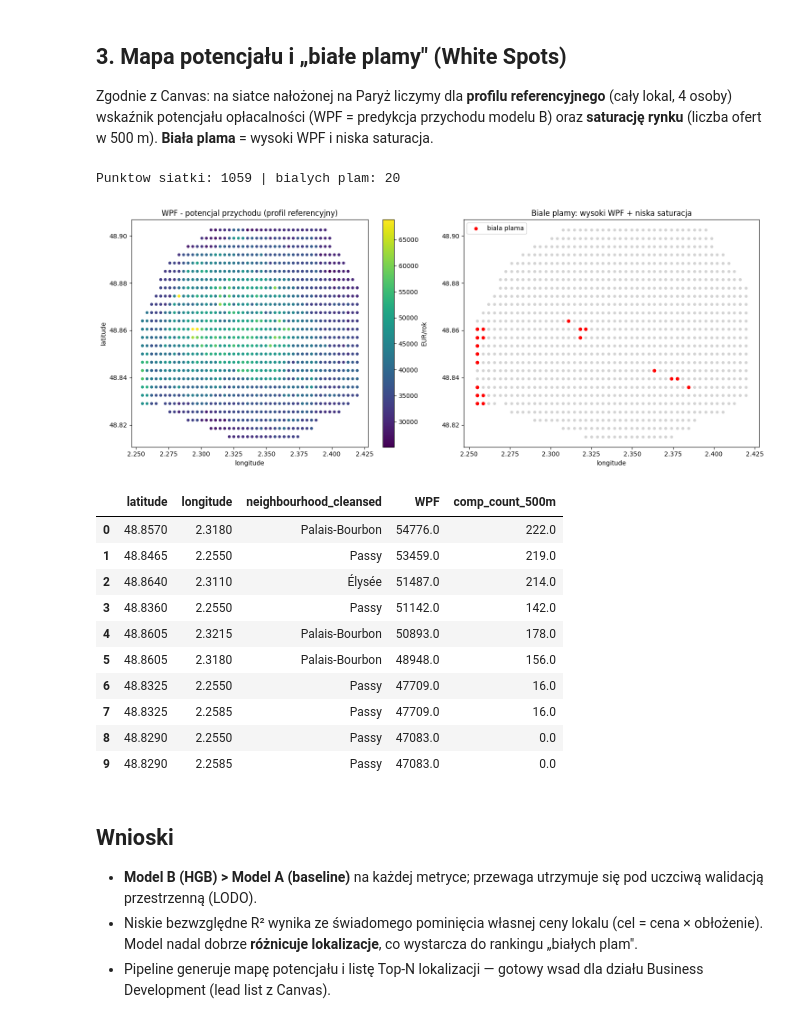
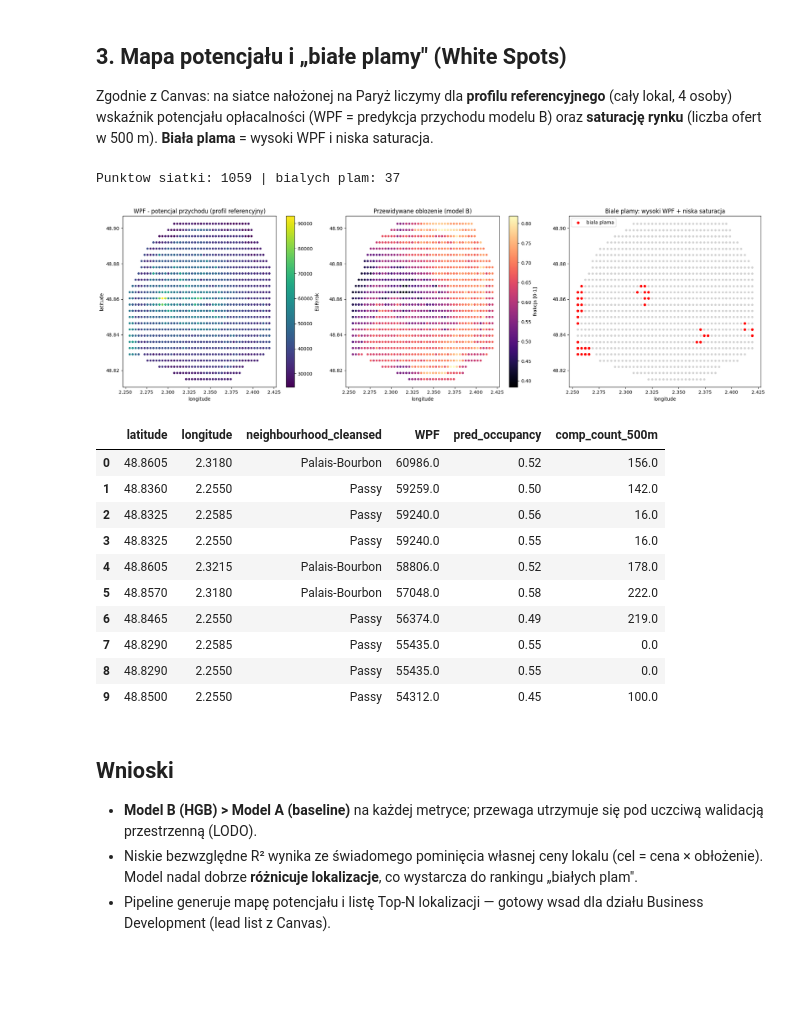
Before and after one commit to The-Szponters/Nocarz-Location-Intelligence, a Jupyter notebook: notebooks/02_modeling.ipynb, the cells around one changed output. Saved outputs shown, nothing was run; the diff lists cells and outputs as text; code cells hidden in the pictures; blank space fills up the shorter version.

```diff
--- a/notebooks/02_modeling.ipynb
+++ b/notebooks/02_modeling.ipynb
@@ -54,11 +63,11 @@ from sklearn.inspection import permutation_importance
 df = pd.read_csv(PROCESSED_DIR / 'model_table.csv')
 df = df[df[TARGET] <= df[TARGET].quantile(0.99)]
 samp = df.sample(4000, random_state=0)
-model_b = joblib.load(MODELS_DIR / 'model_b_hgb.joblib')
+model_b = joblib.load(MODELS_DIR / 'model_b_revenue.joblib')
 imp = permutation_importance(model_b, samp[ALL_FEATURES], samp[TARGET], n_repeats=4, random_state=0, scoring='r2')
 order = np.argsort(imp.importances_mean)
-fig, ax = plt.subplots(figsize=(8, 5))
+fig, ax = plt.subplots(figsize=(8, 6))
 ax.barh(np.array(ALL_FEATURES)[order], imp.importances_mean[order])
-ax.set(title='Permutation importance (spadek R2) - model B', xlabel='waznosc')
+ax.set(title='Permutation importance (spadek R2) - model B (przychod)', xlabel='waznosc')
 fig.tight_layout(); fig.savefig(FIG / 'model_b_importance.png', dpi=110); plt.show()
 # %% [output]
@@ -68,6 +77,7 @@ fig.tight_layout(); fig.savefig(FIG / 'model_b_importance.png', dpi=110); plt.sh
 Zgodnie z Canvas: na siatce nałożonej na Paryż liczymy dla **profilu referencyjnego** (cały lokal, 4 osoby) wskaźnik potencjału opłacalności (WPF = predykcja przychodu modelu B) oraz **saturację rynku** (liczba ofert w 500 m). **Biała plama** = wysoki WPF i niska saturacja.
 # %%
 fb = FeatureBuilder.from_listings_csv()
+model_b_occ = joblib.load(MODELS_DIR / 'model_b_occupancy.joblib')
 lats = np.arange(48.815, 48.905, 0.0035); lons = np.arange(2.255, 2.420, 0.0035)
 glon, glat = np.meshgrid(lons, lats)
 glat = glat.ravel(); glon = glon.ravel()
@@ -75,48 +85,58 @@ xy = fb._project(glat, glon)
 comp = {n: fb.tree.query_ball_point(xy, r, return_length=True).astype(float) for n, r in RADII_M.items()}
 _, idx = fb.tree.query(xy, k=1)
 districts = fb.ref['neighbourhood_cleansed'].to_numpy()[idx]
-g = pd.DataFrame({'latitude': glat, 'longitude': glon, 'accommodates': 4, 'amenities_count': 25, 'bathrooms': float(fb.global_median_bathrooms), 'premium_amenities_count': 3,
+dist = compute_distance_features(glat, glon)
+g = pd.DataFrame({'latitude': glat, 'longitude': glon, 'accommodates': 4, 'amenities_count': 25,
+                  'bathrooms': float(fb.global_median_bathrooms), 'premium_amenities_count': 3,
+                  'dist_center_km': dist['dist_center_km'],
+                  'dist_nearest_landmark_km': dist['dist_nearest_landmark_km'],
                   'neighbourhood_cleansed': districts, 'property_type': 'Entire rental unit',
                   'room_type': 'Entire home/apt'})
 for n in comp: g[n] = comp[n]
 g['district_median_price'] = g['neighbourhood_cleansed'].map(fb.district_median_price)
+g['district_price_volatility'] = (g['neighbourhood_cleansed'].map(fb.district_price_volatility)
+                                  .fillna(fb.global_price_volatility))
 g['district_mean_review_location'] = g['neighbourhood_cleansed'].map(fb.district_mean_review_location)
 g['WPF'] = np.clip(model_b.predict(g[ALL_FEATURES]), 0, None)
+g['pred_occupancy'] = np.clip(model_b_occ.predict(g[ALL_FEATURES]), 0, 1)
 g = g[g['comp_count_1000m'] > 30]  # tylko obszar pokryty rynkiem (miasto)
 wpf_thr = g['WPF'].quantile(0.70); sat_thr = g['comp_count_500m'].quantile(0.30)
 g['white_spot'] = (g['WPF'] >= wpf_thr) & (g['comp_count_500m'] <= sat_thr)
 print(f'Punktow siatki: {len(g)} | bialych plam: {int(g.white_spot.sum())}')
 # %% [output]
-Punktow siatki: 1059 | bialych plam: 20
+Punktow siatki: 1059 | bialych plam: 37
 # %%
-fig, ax = plt.subplots(1, 2, figsize=(15, 6))
+fig, ax = plt.subplots(1, 3, figsize=(20, 6))
 sc = ax[0].scatter(g['longitude'], g['latitude'], c=g['WPF'], cmap='viridis', s=14)
 ax[0].set(title='WPF - potencjal przychodu (profil referencyjny)', xlabel='longitude', ylabel='latitude')
 fig.colorbar(sc, ax=ax[0], label='EUR/rok')
-ax[1].scatter(g['longitude'], g['latitude'], c='lightgray', s=14)
+so = ax[1].scatter(g['longitude'], g['latitude'], c=g['pred_occupancy'], cmap='magma', s=14)
+ax[1].set(title='Przewidywane oblozenie (model B)', xlabel='longitude')
+fig.colorbar(so, ax=ax[1], label='frakcja [0-1]')
+ax[2].scatter(g['longitude'], g['latitude'], c='lightgray', s=14)
 ws = g[g['white_spot']]
-ax[1].scatter(ws['longitude'], ws['latitude'], c='red', s=22, label='biala plama')
-ax[1].set(title='Biale plamy: wysoki WPF + niska saturacja', xlabel='longitude'); ax[1].legend()
+ax[2].scatter(ws['longitude'], ws['latitude'], c='red', s=22, label='biala plama')
+ax[2].set(title='Biale plamy: wysoki WPF + niska saturacja', xlabel='longitude'); ax[2].legend()
 fig.tight_layout(); fig.savefig(FIG / 'whitespot_map.png', dpi=110); plt.show()
 # %% [output]
-[figure, old version]
+[figure, new version]
 # %%
 # Top-N lokalizacji dla dzialu Business Development (ranking po WPF wsrod bialych plam)
 top = ws.sort_values('WPF', ascending=False).head(10)[
-    ['latitude', 'longitude', 'neighbourhood_cleansed', 'WPF', 'comp_count_500m']]
-top.round({'WPF': 0}).reset_index(drop=True)
+    ['latitude', 'longitude', 'neighbourhood_cleansed', 'WPF', 'pred_occupancy', 'comp_count_500m']]
+top.round({'WPF': 0, 'pred_occupancy': 2}).reset_index(drop=True)
 # %% [output]
-|  | latitude | longitude | neighbourhood_cleansed | WPF | comp_count_500m |
-| 0 | 48.8570 | 2.3180 | Palais-Bourbon | 54776.0 | 222.0 |
-| 1 | 48.8465 | 2.2550 | Passy | 53459.0 | 219.0 |
-| 2 | 48.8640 | 2.3110 | Élysée | 51487.0 | 214.0 |
-| 3 | 48.8360 | 2.2550 | Passy | 51142.0 | 142.0 |
-| 4 | 48.8605 | 2.3215 | Palais-Bourbon | 50893.0 | 178.0 |
-| 5 | 48.8605 | 2.3180 | Palais-Bourbon | 48948.0 | 156.0 |
-| 6 | 48.8325 | 2.2550 | Passy | 47709.0 | 16.0 |
-| 7 | 48.8325 | 2.2585 | Passy | 47709.0 | 16.0 |
-| 8 | 48.8290 | 2.2550 | Passy | 47083.0 | 0.0 |
-| 9 | 48.8290 | 2.2585 | Passy | 47083.0 | 0.0 |
+|  | latitude | longitude | neighbourhood_cleansed | WPF | pred_occupancy | comp_count_500m |
+| 0 | 48.8605 | 2.3180 | Palais-Bourbon | 60986.0 | 0.52 | 156.0 |
+| 1 | 48.8360 | 2.2550 | Passy | 59259.0 | 0.50 | 142.0 |
+| 2 | 48.8325 | 2.2585 | Passy | 59240.0 | 0.56 | 16.0 |
+| 3 | 48.8325 | 2.2550 | Passy | 59240.0 | 0.55 | 16.0 |
+| 4 | 48.8605 | 2.3215 | Palais-Bourbon | 58806.0 | 0.52 | 178.0 |
+| 5 | 48.8570 | 2.3180 | Palais-Bourbon | 57048.0 | 0.58 | 222.0 |
+| 6 | 48.8465 | 2.2550 | Passy | 56374.0 | 0.49 | 219.0 |
+| 7 | 48.8290 | 2.2585 | Passy | 55435.0 | 0.55 | 0.0 |
+| 8 | 48.8290 | 2.2550 | Passy | 55435.0 | 0.55 | 0.0 |
+| 9 | 48.8500 | 2.2550 | Passy | 54312.0 | 0.45 | 100.0 |
 # %% [markdown]
 ## Wnioski
 - **Model B (HGB) > Model A (baseline)** na każdej metryce; przewaga utrzymuje się pod uczciwą walidacją przestrzenną (LODO).
```
Also changed, not shown: parts of 4 cells of this notebook, 24 other files.
